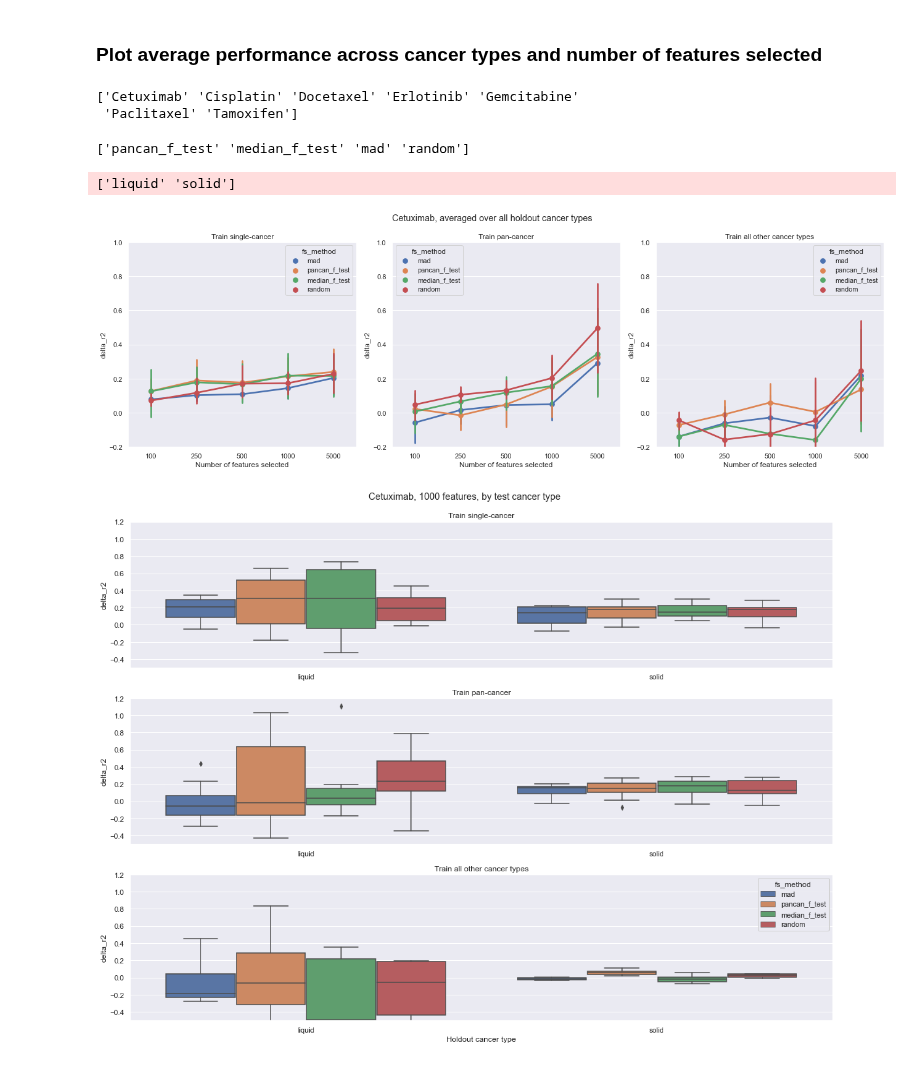
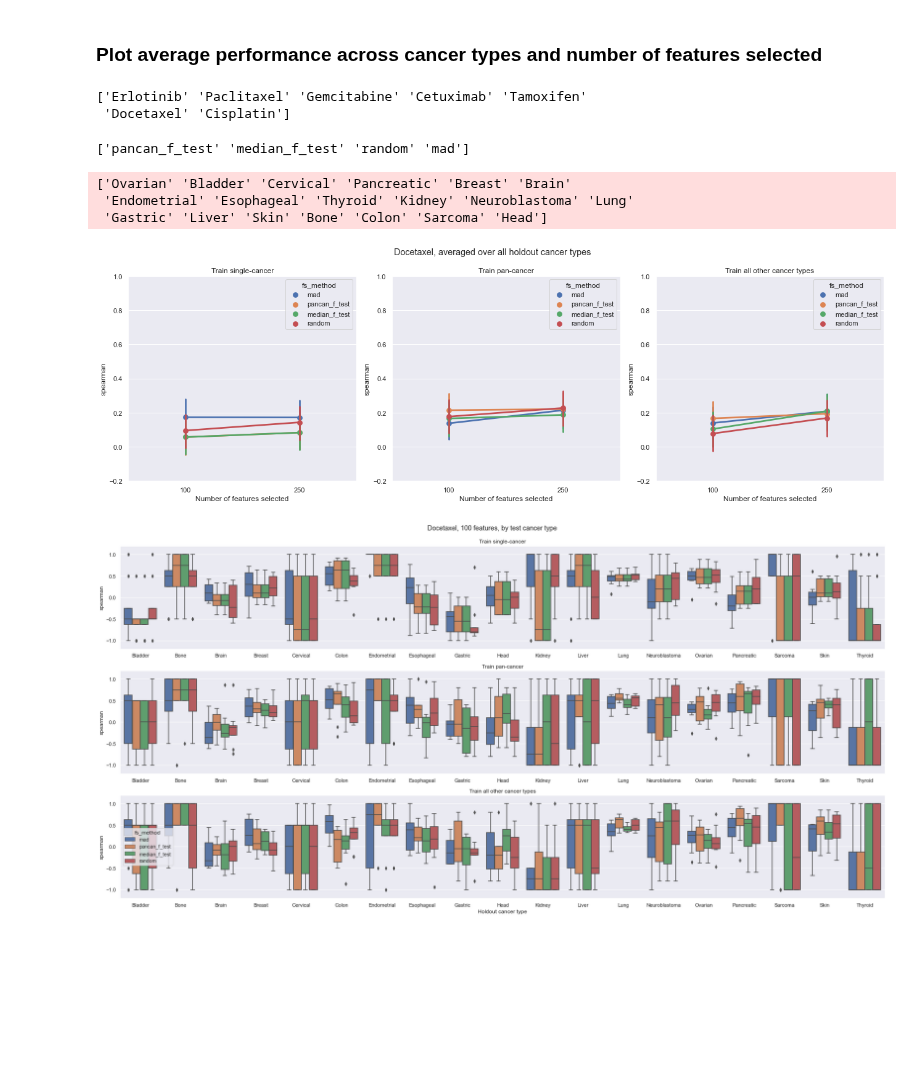
Before and after one commit to greenelab/pancancer-evaluation, a Jupyter notebook: 08_cell_line_prediction/plot_drug_response_regression.ipynb, the cells around one changed output. Cells and saved outputs as stored; diff of their text form; code cells hidden in the pictures; blank space fills up the shorter version.

Commit message:
plot cancer type results + add option for non-baseline corrected results

```diff
--- a/08_cell_line_prediction/plot_drug_response_regression.ipynb
+++ b/08_cell_line_prediction/plot_drug_response_regression.ipynb
@@ -23,19 +23,22 @@ import pancancer_evaluation.utilities.analysis_utilities as au
 # cancer type in CCLE and one where we pool liquid cancers and solid cancers
 # and hold them out together
 # here, we can choose which experiment we want to look at the results of
-stratify_by = 'liquid_or_solid'
+stratify_by = 'cancer_type'
 if stratify_by == 'cancer_type':
-    # single_cancer_dir = os.path.join('results', 'drug_response_regression_cancer_type', 'single_cancer')
-    # pancancer_dir = os.path.join('results', 'drug_response_regression_cancer_type', 'pancancer')
-    # pancancer_only_dir = os.path.join('results', 'drug_response_regression_cancer_type', 'all_other_cancers')
-    raise NotImplementedError()
+    single_cancer_dir = os.path.join('results', 'drug_response_regression_drop_liquid', 'single_cancer')
+    pancancer_dir = os.path.join('results', 'drug_response_regression_drop_liquid', 'pancancer')
+    pancancer_only_dir = os.path.join('results', 'drug_response_regression_drop_liquid', 'all_other_cancers')
 elif stratify_by == 'liquid_or_solid':
     single_cancer_dir = os.path.join('results', 'drug_response_regression_liquid_or_solid', 'single_cancer')
     pancancer_dir = os.path.join('results', 'drug_response_regression_liquid_or_solid', 'pancancer')
     pancancer_only_dir = os.path.join('results', 'drug_response_regression_liquid_or_solid', 'all_other_cancers')
 
 # feature selection dimensions tested
-n_dims = [100, 250, 500, 1000, 5000]
+if stratify_by == 'cancer_type':
+    # TODO run cancer type analyses for higher dimensions
+    n_dims = [100, 250]
+else:
+    n_dims = [100, 250, 500, 1000, 5000]
 
 # feature selection methods tested
 fs_methods = [
@@ -46,15 +49,15 @@ fs_methods = [
 ]
 
 # drug to plot results for
-drug = 'Cetuximab'
+drug = 'Docetaxel'
 
 # metric to plot results for
 # for regression this is one of 'rmse', 'r2', 'pearson', 'spearman'
-metric = 'r2'
-use_delta_metric = True
+metric = 'spearman'
+use_delta_metric = False
 
 # location to save plots to
-output_plots = True
+output_plots = False
 output_plots_dir = cfg.ccle_fs_plots_dir / 'drug_response_regression_{}'.format(stratify_by)
 # %%
 delta_metric = 'delta_{}'.format(metric)
@@ -251,12 +245,12 @@ single_cancer_compare_df.head()
 # %%
 print(single_cancer_compare_df.drug.unique())
 # %% [output]
-['Cetuximab' 'Cisplatin' 'Docetaxel' 'Erlotinib' 'Gemcitabine'
- 'Paclitaxel' 'Tamoxifen']
+['Erlotinib' 'Paclitaxel' 'Gemcitabine' 'Cetuximab' 'Tamoxifen'
+ 'Docetaxel' 'Cisplatin']
 # %%
 print(single_cancer_compare_df.fs_method.unique())
 # %% [output]
-['pancan_f_test' 'median_f_test' 'mad' 'random']
+['pancan_f_test' 'median_f_test' 'random' 'mad']
 # %%
 sns.set({'figure.figsize': (18, 6)})
 sns.set_context('notebook')
@@ -305,10 +299,12 @@ if output_plots:
     plt.savefig(output_plots_dir / '{}_{}_response_classify_summary.png'.format(drug, metric),
                 dpi=200, bbox_inches='tight')
 # %% [output]
-['liquid' 'solid']
+['Ovarian' 'Bladder' 'Cervical' 'Pancreatic' 'Breast' 'Brain'
+ 'Endometrial' 'Esophageal' 'Thyroid' 'Kidney' 'Neuroblastoma' 'Lung'
+ 'Gastric' 'Liver' 'Skin' 'Bone' 'Colon' 'Sarcoma' 'Head']
-[figure, old version]
+[figure, new version]
 # %%
-sns.set({'figure.figsize': (16, 12)})
+sns.set({'figure.figsize': (24, 12)})
 sns.set_context('notebook')
 
 fig, axarr = plt.subplots(3, 1)
@@ -324,33 +320,33 @@ names_to_plot = [
     'Train pan-cancer',
     'Train all other cancer types'
 ]
 
 # max_n_dims = max(n_dims)
-max_n_dims = 1000
+max_n_dims = 100
 
 # split individual cancer types
 for ix, compare_df in enumerate(dfs_to_plot):
     ax = axarr[ix]
     plot_df = (compare_df[(compare_df.drug == drug) &
                           (compare_df.n_dims == max_n_dims)]
       .sort_values(by='holdout_cancer_type')
     )
     sns.boxplot(data=plot_df, x='holdout_cancer_type',
                 y=metric, hue='fs_method',
                 hue_order=fs_method_order, ax=ax)
     ax.set_title(names_to_plot[ix])
     if ix == len(dfs_to_plot) - 1:
         ax.set_xlabel('Holdout cancer type')
     else:
         ax.set_xlabel('')
         ax.get_legend().remove()
-    ax.set_ylim(-0.5, 1.2)
+    ax.set_ylim(-1.2, 1.2)
 
 plt.suptitle('{}, {} features, by test cancer type'.format(drug, max_n_dims), y=0.99)
 plt.tight_layout()
 
 if output_plots:
     plt.savefig(output_plots_dir / '{}_{}_response_classify_by_cancer_type.png'.format(drug, metric),
                 dpi=200, bbox_inches='tight')
 # %% [output]
-[figure, old version]
+[figure, new version]
```
Also changed, not shown: parts of 5 cells of this notebook, 3 other files.
